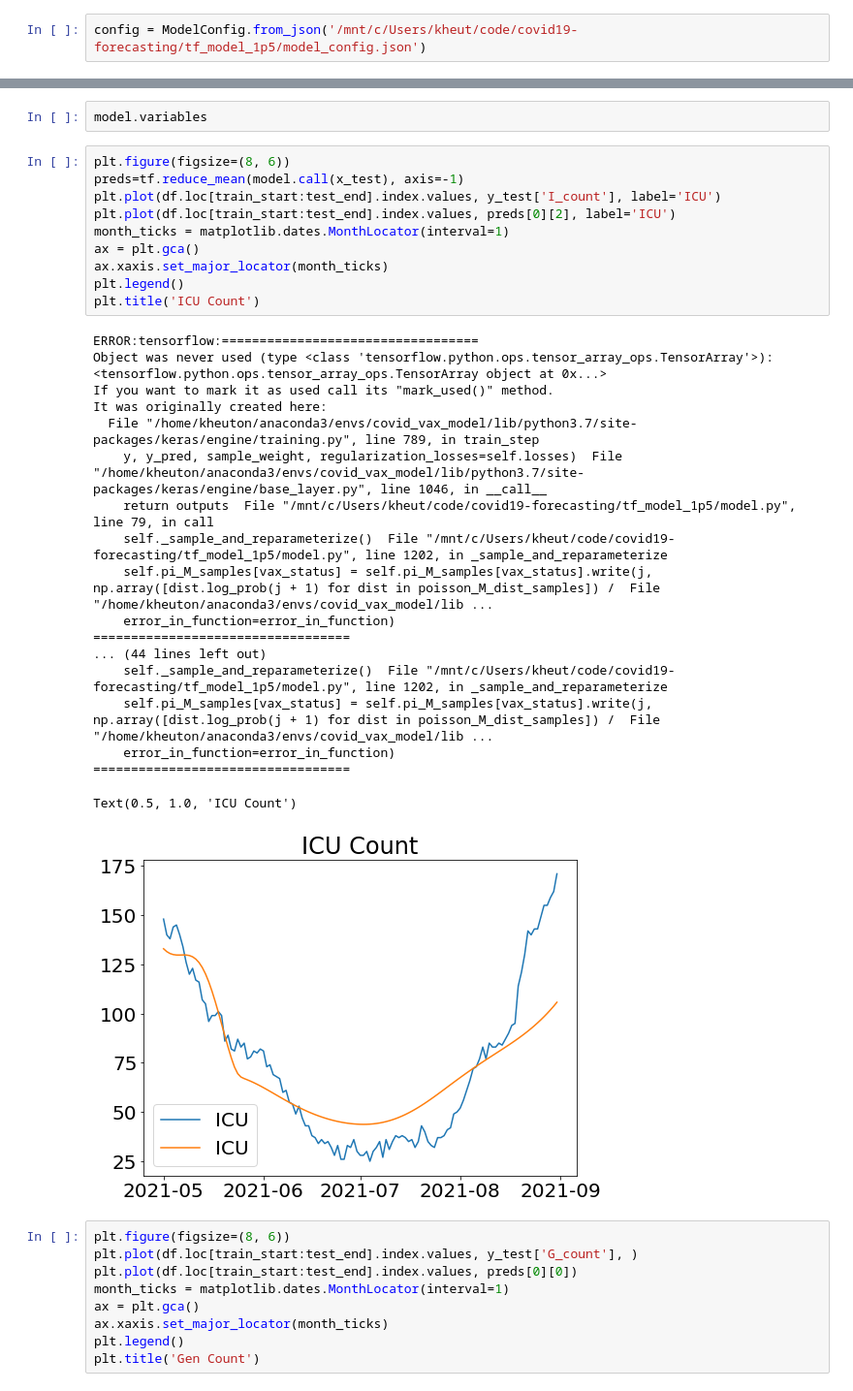
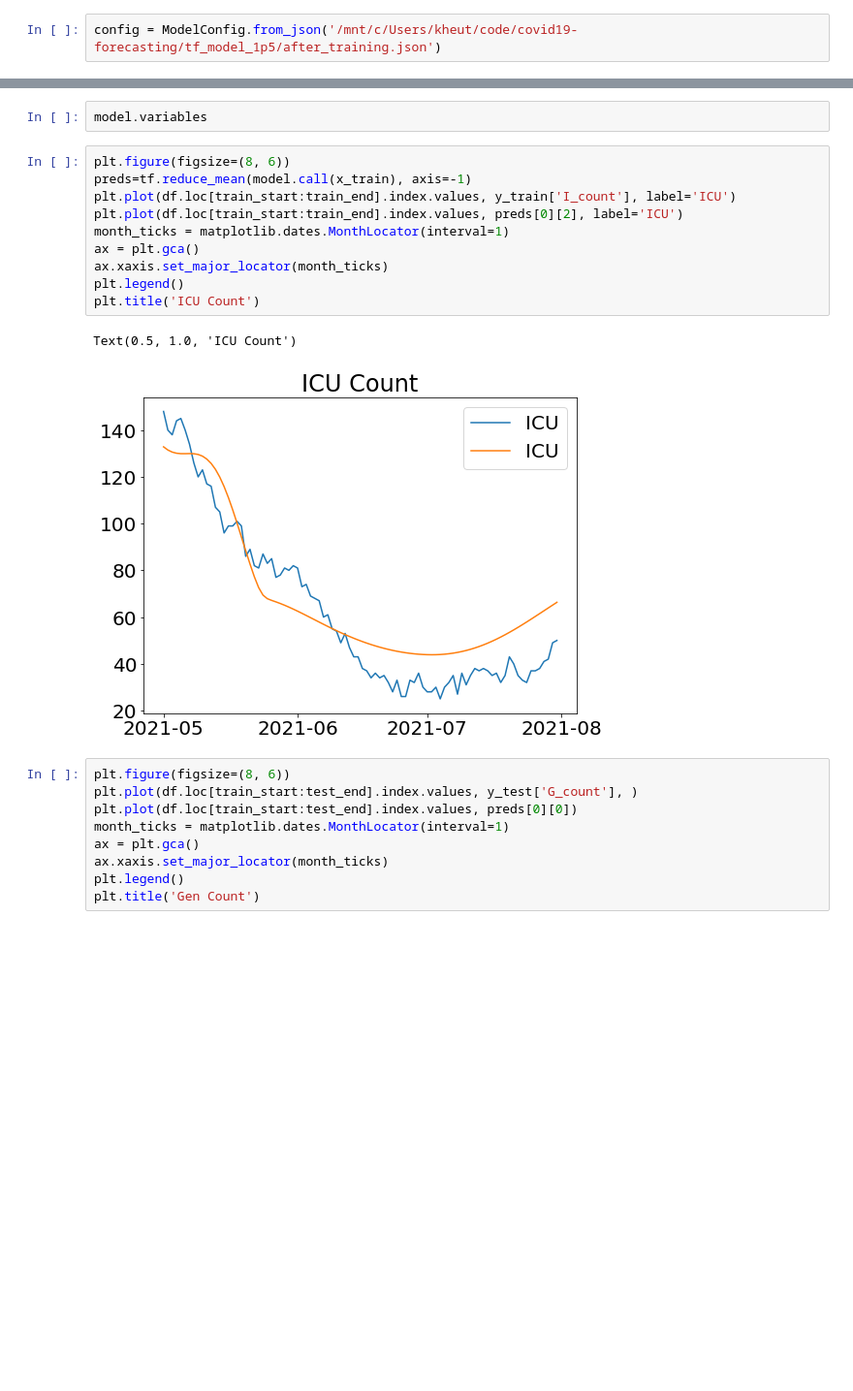
Before and after one commit to tufts-ml/covid19-forecasting, a Jupyter notebook: tf_model_1p5/Development Notebooks/Model from config.ipynb, the cells around one changed output, grey strips where cells are left out. Shown at 97% size. Cells and saved outputs as stored; diff of their text form; blank space fills up the shorter version.

```diff
--- a/tf_model_1p5/Development Notebooks/Model from config.ipynb
+++ b/tf_model_1p5/Development Notebooks/Model from config.ipynb
@@ -91,6 +91,6 @@ Skipping registering GPU devices...
 To enable them in other operations, rebuild TensorFlow with the appropriate compiler flags.
 # %%
-config = ModelConfig.from_json('/mnt/c/Users/kheut/code/covid19-forecasting/tf_model_1p5/model_config.json')
+config = ModelConfig.from_json('/mnt/c/Users/kheut/code/covid19-forecasting/tf_model_1p5/after_training.json')
 # %%
 model = CovidModel([Vax.no, Vax.yes], [Comp.A, Comp.M, Comp.G, Comp.GR, Comp.I, Comp.IR, Comp.D],
                  transition_window,
@@ -172,34 +170,17 @@ KeyboardInterrupt:
 model.variables
 # %%
 plt.figure(figsize=(8, 6))
-preds=tf.reduce_mean(model.call(x_test), axis=-1)
-plt.plot(df.loc[train_start:test_end].index.values, y_test['I_count'], label='ICU')
-plt.plot(df.loc[train_start:test_end].index.values, preds[0][2], label='ICU')
+preds=tf.reduce_mean(model.call(x_train), axis=-1)
+plt.plot(df.loc[train_start:train_end].index.values, y_train['I_count'], label='ICU')
+plt.plot(df.loc[train_start:train_end].index.values, preds[0][2], label='ICU')
 month_ticks = matplotlib.dates.MonthLocator(interval=1)
 ax = plt.gca()
 ax.xaxis.set_major_locator(month_ticks)
 plt.legend()
 plt.title('ICU Count')
 # %% [output]
-ERROR:tensorflow:==================================
-Object was never used (type <class 'tensorflow.python.ops.tensor_array_ops.TensorArray'>):
-<tensorflow.python.ops.tensor_array_ops.TensorArray object at 0x...>
-If you want to mark it as used call its "mark_used()" method.
-It was originally created here:
-  File "/home/kheuton/anaconda3/envs/covid_vax_model/lib/python3.7/site-packages/keras/engine/training.py", line 789, in train_step
-    y, y_pred, sample_weight, regularization_losses=self.losses)  File "/home/kheuton/anaconda3/envs/covid_vax_model/lib/python3.7/site-packages/keras/engine/base_layer.py", line 1046, in __call__
-    return outputs  File "/mnt/c/Users/kheut/code/covid19-forecasting/tf_model_1p5/model.py", line 79, in call
-    self._sample_and_reparameterize()  File "/mnt/c/Users/kheut/code/covid19-forecasting/tf_model_1p5/model.py", line 1202, in _sample_and_reparameterize
-    self.pi_M_samples[vax_status] = self.pi_M_samples[vax_status].write(j, np.array([dist.log_prob(j + 1) for dist in poisson_M_dist_samples]) /  File "/home/kheuton/anaconda3/envs/covid_vax_model/lib ...
-    error_in_function=error_in_function)
-==================================
-... (44 lines left out)
-    self._sample_and_reparameterize()  File "/mnt/c/Users/kheut/code/covid19-forecasting/tf_model_1p5/model.py", line 1202, in _sample_and_reparameterize
-    self.pi_M_samples[vax_status] = self.pi_M_samples[vax_status].write(j, np.array([dist.log_prob(j + 1) for dist in poisson_M_dist_samples]) /  File "/home/kheuton/anaconda3/envs/covid_vax_model/lib ...
-    error_in_function=error_in_function)
-==================================
+Text(0.5, 1.0, 'ICU Count')
-Text(0.5, 1.0, 'ICU Count')
-[figure, old version]
+[figure, new version]
 # %%
 plt.figure(figsize=(8, 6))
 plt.plot(df.loc[train_start:test_end].index.values, y_test['G_count'], )
```
Also changed, not shown: parts of 3 cells of this notebook, 1 other file.
